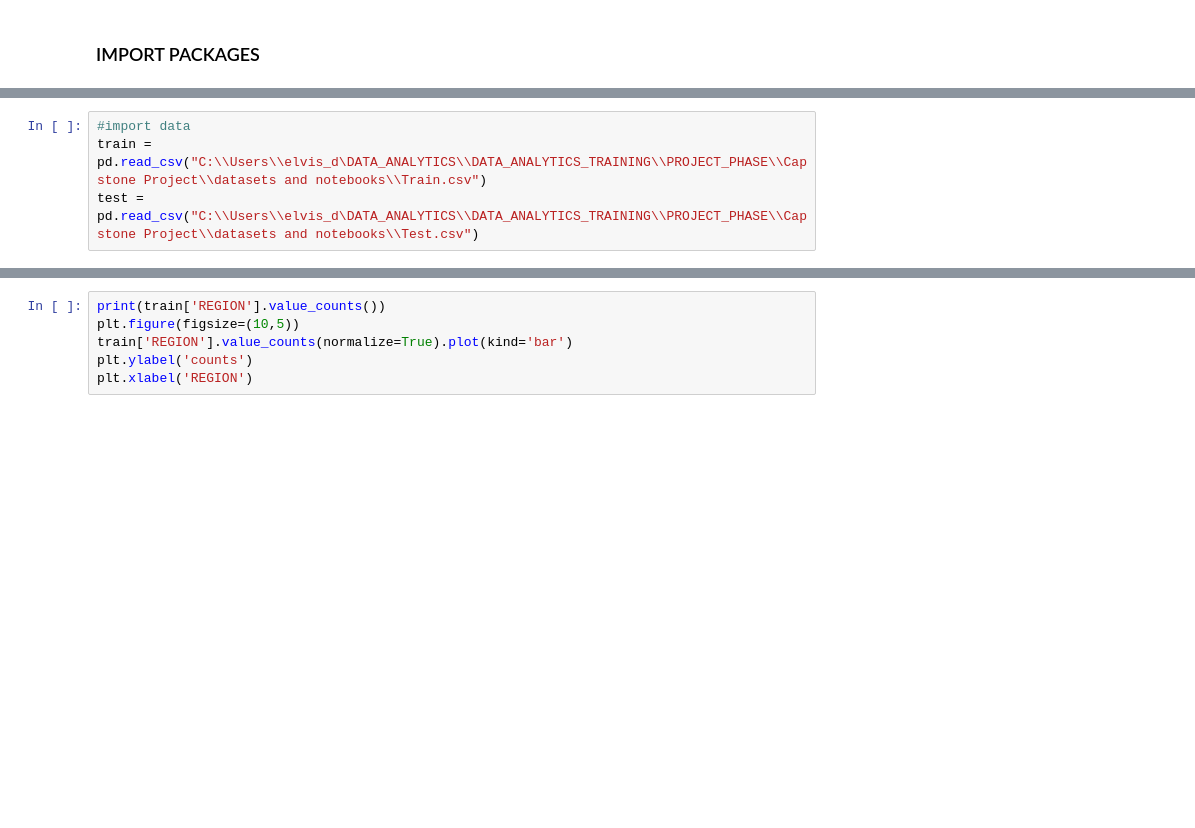
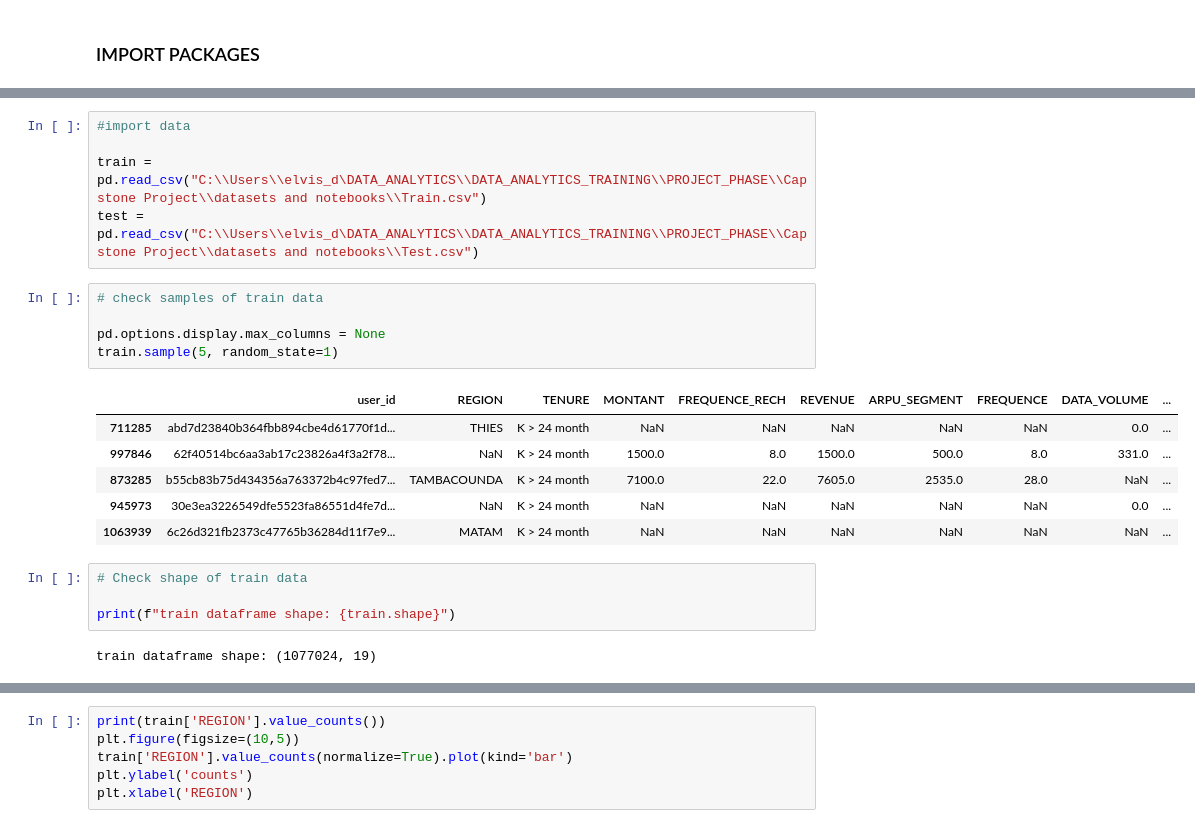
Before and after one commit to elvis-darko/Team_Zurich_Capstone_Project, a Jupyter notebook: Assets/dev/customer_churn_predict_TeamZurich.ipynb, the cells around one changed output, grey strips where cells are left out. Cells and saved outputs as stored; diff of their text form; blank space fills up the shorter version.

```diff
--- a/Assets/dev/customer_churn_predict_TeamZurich.ipynb
+++ b/Assets/dev/customer_churn_predict_TeamZurich.ipynb
@@ -67,5 +73,24 @@ import warnings
 warnings.filterwarnings('ignore', message='The default value of numeric_only in DataFrame.corr is deprecated')
 # %%
 #import data
+
 train = pd.read_csv("C:\\Users\\elvis_d\DATA_ANALYTICS\\DATA_ANALYTICS_TRAINING\\PROJECT_PHASE\\Capstone Project\\datasets and notebooks\\Train.csv")
 test = pd.read_csv("C:\\Users\\elvis_d\DATA_ANALYTICS\\DATA_ANALYTICS_TRAINING\\PROJECT_PHASE\\Capstone Project\\datasets and notebooks\\Test.csv")
+# %%
+# check samples of train data
+
+pd.options.display.max_columns = None
+train.sample(5, random_state=1)
+# %% [output]
+|  | user_id | REGION | TENURE | MONTANT | FREQUENCE_RECH | REVENUE | ARPU_SEGMENT | FREQUENCE | DATA_VOLUME | ... |
+| 711285 | abd7d23840b364fbb894cbe4d61770f1d... | THIES | K > 24 month | NaN | NaN | NaN | NaN | NaN | 0.0 | ... |
+| 997846 | 62f40514bc6aa3ab17c23826a4f3a2f78... | NaN | K > 24 month | 1500.0 | 8.0 | 1500.0 | 500.0 | 8.0 | 331.0 | ... |
+| 873285 | b55cb83b75d434356a763372b4c97fed7... | TAMBACOUNDA | K > 24 month | 7100.0 | 22.0 | 7605.0 | 2535.0 | 28.0 | NaN | ... |
+| 945973 | 30e3ea3226549dfe5523fa86551d4fe7d... | NaN | K > 24 month | NaN | NaN | NaN | NaN | NaN | 0.0 | ... |
+| 1063939 | 6c26d321fb2373c47765b36284d11f7e9... | MATAM | K > 24 month | NaN | NaN | NaN | NaN | NaN | NaN | ... |
+# %%
+# Check shape of train data
+
+print(f"train dataframe shape: {train.shape}")
+# %% [output]
+train dataframe shape: (1077024, 19)
```
Also changed, not shown: parts of 23 cells of this notebook.
